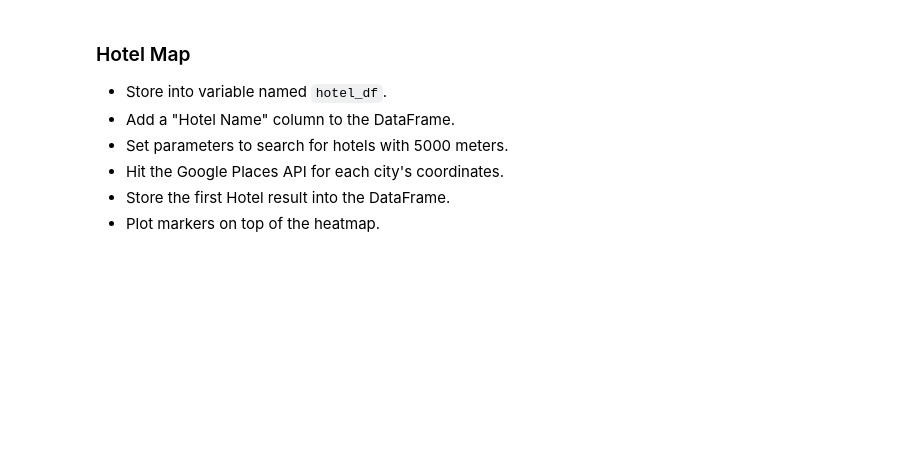
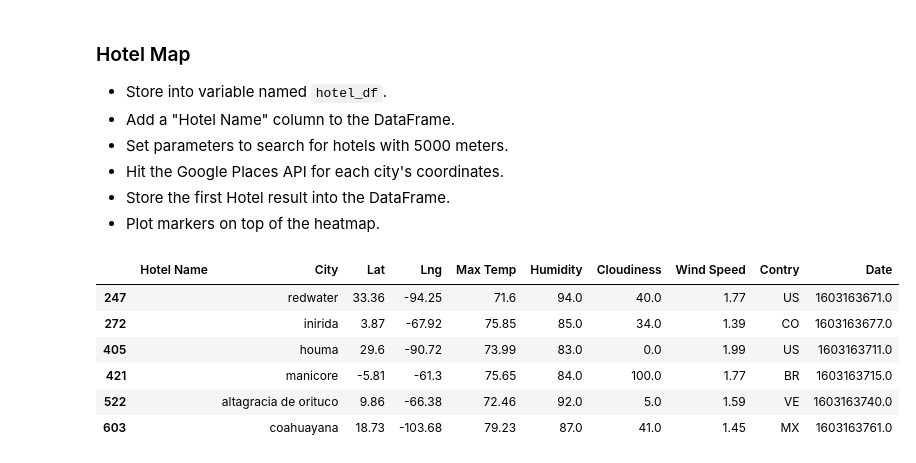
Before and after one commit to WilliamRoll/Python-API-Challenge, a Jupyter notebook: VacationPy/VacationPy.ipynb, the cells around one changed output. Cells and saved outputs as stored; diff of their text form; code cells hidden in the pictures; blank space fills up the shorter version.

Commit message:
VacationPy; hotel df partially working

```diff
--- a/VacationPy/VacationPy.ipynb
+++ b/VacationPy/VacationPy.ipynb
@@ -86,3 +86,16 @@ ideal_weather_data
 * Hit the Google Places API for each city's coordinates.
 * Store the first Hotel result into the DataFrame.
 * Plot markers on top of the heatmap.
+# %%
+#Create new hotel df
+hotel_df = ideal_weather_data
+hotel_df.insert(0, "Hotel Name", " ")
+hotel_df
+# %% [output]
+|  | Hotel Name | City | Lat | Lng | Max Temp | Humidity | Cloudiness | Wind Speed | Contry | Date |
+| 247 |  | redwater | 33.36 | -94.25 | 71.6 | 94.0 | 40.0 | 1.77 | US | 1603163671.0 |
+| 272 |  | inirida | 3.87 | -67.92 | 75.85 | 85.0 | 34.0 | 1.39 | CO | 1603163677.0 |
+| 405 |  | houma | 29.6 | -90.72 | 73.99 | 83.0 | 0.0 | 1.99 | US | 1603163711.0 |
+| 421 |  | manicore | -5.81 | -61.3 | 75.65 | 84.0 | 100.0 | 1.77 | BR | 1603163715.0 |
+| 522 |  | altagracia de orituco | 9.86 | -66.38 | 72.46 | 92.0 | 5.0 | 1.59 | VE | 1603163740.0 |
+| 603 |  | coahuayana | 18.73 | -103.68 | 79.23 | 87.0 | 41.0 | 1.45 | MX | 1603163761.0 |
```
Also changed, not shown: parts of 5 cells of this notebook.
